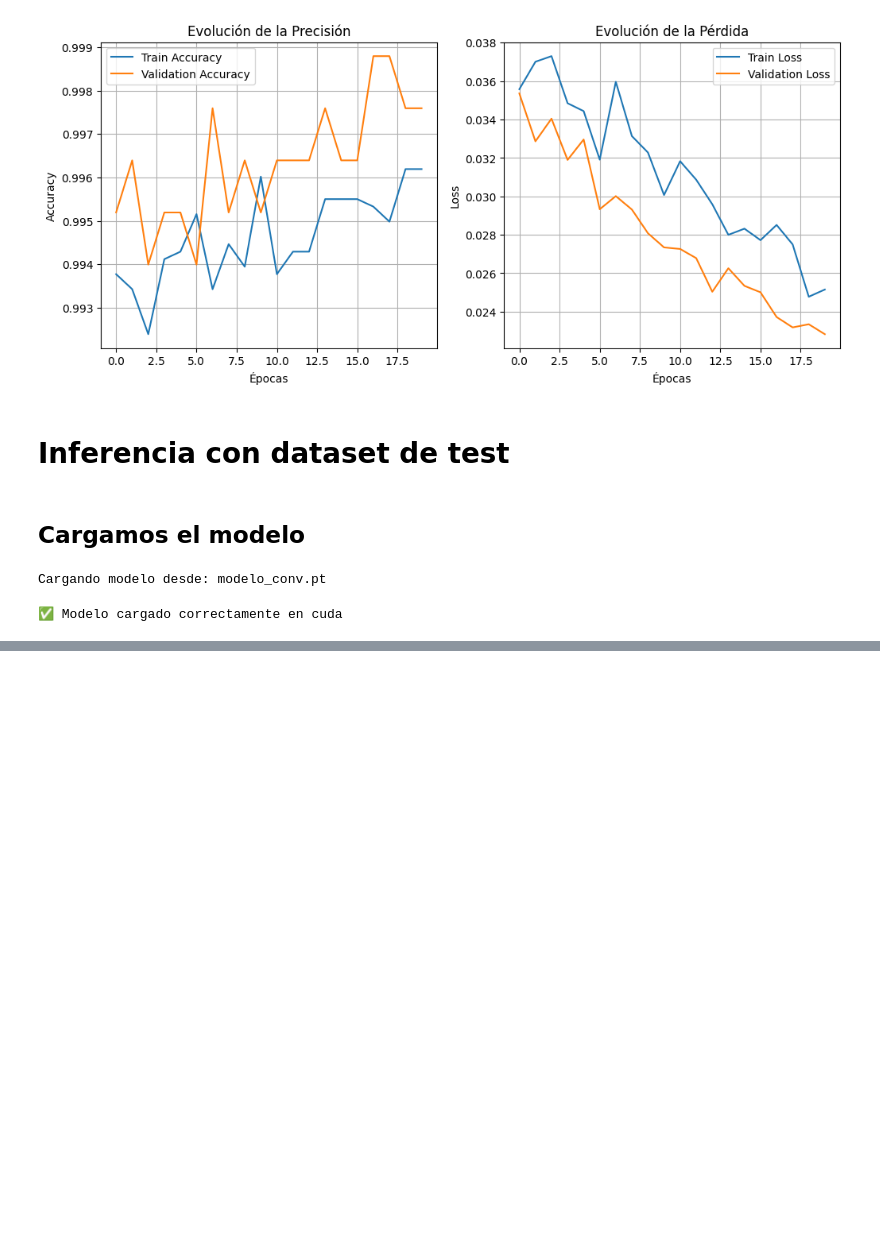
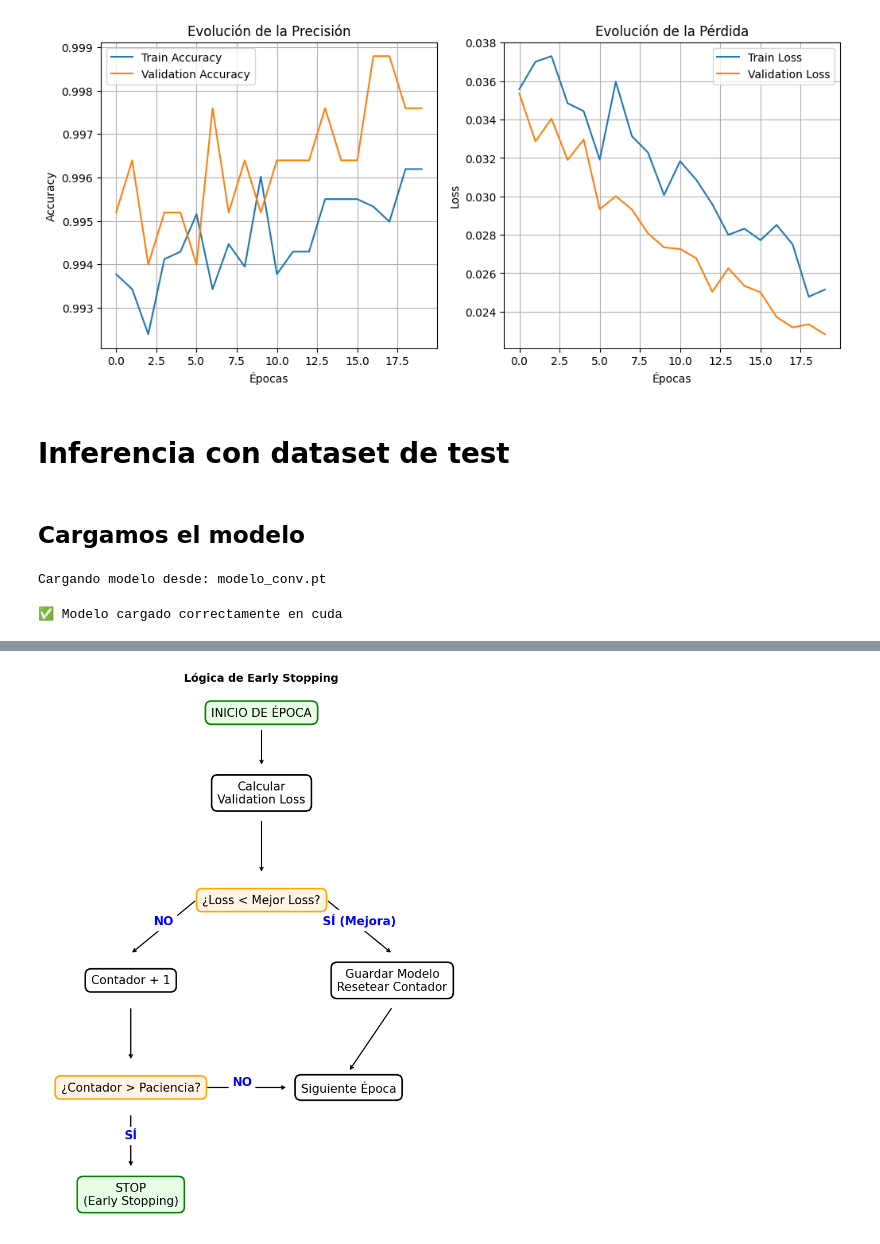
Before and after one commit to manfergir/AppIoT_TransferLearning, a Jupyter notebook: transfer_learning_v1.ipynb, the cells around one changed output, grey strips where cells are left out. Saved outputs shown, nothing was run; the diff lists cells and outputs as text; code cells hidden in the pictures; blank space fills up the shorter version.

```diff
--- a/transfer_learning_v1.ipynb
+++ b/transfer_learning_v1.ipynb
@@ -503,0 +503,71 @@ visualizar_prediccion_aleatoria(model_loaded, image_datasets['test'])
+# %%
+import matplotlib.pyplot as plt
+import matplotlib.patches as patches
+
+def crear_diagrama_flujo():
+    fig, ax = plt.subplots(figsize=(8, 10))
+    ax.set_xlim(0, 10)
+    ax.set_ylim(0, 10)
+    ax.axis('off')
+
+    # Estilo de las cajas
+    box_props = dict(boxstyle='round,pad=0.5', facecolor='white', edgecolor='black', linewidth=2)
+    decision_props = dict(boxstyle='round,pad=0.5', facecolor='#fff4e6', edgecolor='orange', linewidth=2) # Naranja claro
+    start_stop_props = dict(boxstyle='round,pad=0.5', facecolor='#e6ffe6', edgecolor='green', linewidth=2) # Verde claro
+
+    # Función auxiliar para dibujar texto con caja
+    def draw_box(text, x, y, props):
+        ax.text(x, y, text, ha='center', va='center', fontsize=15, bbox=props, zorder=10)
+
+    # Función para flechas
+    def draw_arrow(x1, y1, x2, y2, text=""):
+        ax.annotate("", xy=(x2, y2), xytext=(x1, y1),
+                    arrowprops=dict(arrowstyle="->", lw=1.5, color='black'))
+        if text:
+            mid_x = (x1 + x2) / 2
+            mid_y = (y1 + y2) / 2
+            ax.text(mid_x, mid_y, text, ha='center', va='bottom', fontsize=15, fontweight='bold', color='blue', backgroundcolor='white')
+
+    # --- DIBUJANDO EL DIAGRAMA ---
+
+    # 1. Inicio
+    draw_box("INICIO DE ÉPOCA", 5, 9.5, start_stop_props)
+    draw_arrow(5, 9.2, 5, 8.5)
+
+    # 2. Proceso
+    draw_box("Calcular\nValidation Loss", 5, 8.0, box_props)
+    draw_arrow(5, 7.5, 5, 6.5)
+
+    # 3. Decisión Mejora
+    draw_box("¿Loss < Mejor Loss?", 5, 6.0, decision_props)
+
+    # CAMINO SÍ (Derecha)
+    draw_arrow(6.5, 6.0, 8, 5.0, "SÍ (Mejora)")
+    draw_box("Guardar Modelo\nResetear Contador", 8, 4.5, box_props)
+    draw_arrow(8, 4.0, 7, 2.8) # Vuelta al bucle
+
+    # CAMINO NO (Izquierda)
+    draw_arrow(3.5, 6.0, 2, 5.0, "NO")
+    draw_box("Contador + 1", 2, 4.5, box_props)
+    draw_arrow(2, 4.0, 2, 3.0)
+
+    # 4. Decisión Paciencia
+    draw_box("¿Contador > Paciencia?", 2, 2.5, decision_props)
+
+    # Fin por Paciencia
+    draw_arrow(2, 2.0, 2, 1.0, "SÍ")
+    draw_box("STOP\n(Early Stopping)", 2, 0.5, start_stop_props)
+
+    # Continuar (No paciencia agotada)
+    draw_arrow(3.5, 2.5, 5.6, 2.5, "NO")
+    draw_box("Siguiente Época", 7, 2.5, box_props)
+
+    plt.title("Lógica de Early Stopping", fontsize=14, fontweight='bold')
+    plt.tight_layout()
+    plt.savefig('diagrama_early_stopping.png', dpi=300)
+    plt.show()
+
+# Ejecutar
+crear_diagrama_flujo()
+# %% [output]
+[figure, added]
```
Also changed, not shown: parts of 27 cells of this notebook, 1 other file.
